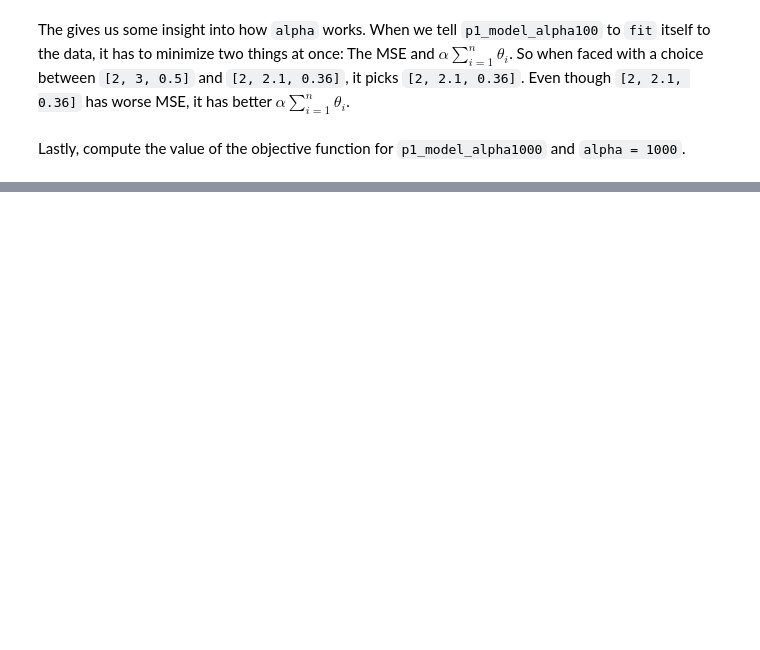
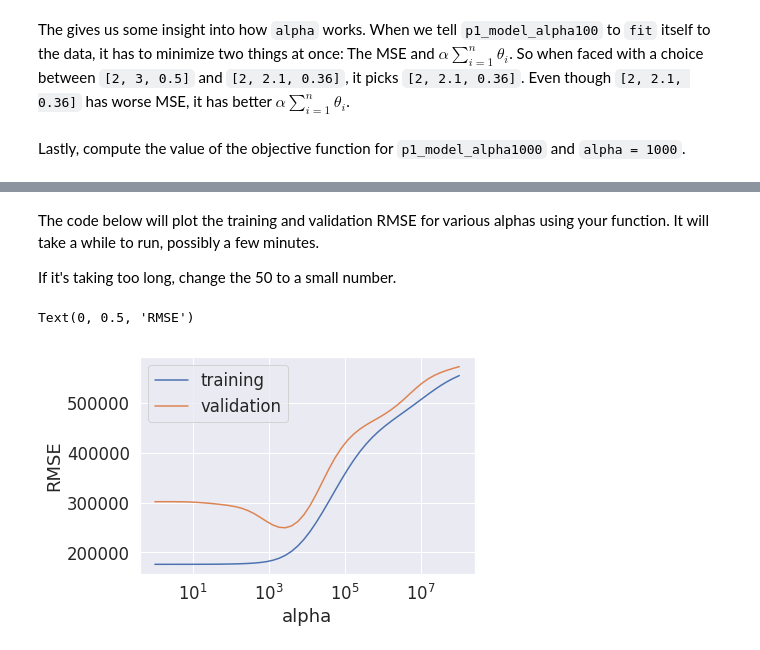
Before and after one commit to joshHug/youdao_ai, a Jupyter notebook: lec4/hw/lec4-exercise-solution.ipynb, the cells around one changed output, grey strips where cells are left out. Drawn from its saved outputs; the diff is of its cells as text; code cells hidden in the pictures; blank space fills up the shorter version.

```diff
--- a/lec4/hw/lec4-exercise-solution.ipynb
+++ b/lec4/hw/lec4-exercise-solution.ipynb
@@ -224,0 +389,32 @@ plt.plot(p1_data["x"], p1_data["y"])
+# %%
+def get_regularized_training_and_validation_rmse(alpha):
+    model = Pipeline([
+        ('scale', StandardScaler()),
+        ('poly', PolynomialFeatures(degree=5)),
+        ('model', linear_model.Ridge(fit_intercept=False, alpha = alpha))
+    ])
+    model.fit(house_training_data[p2_features], house_training_data["price"])
+
+    training_predictions = model.predict(house_training_data[p2_features])
+    training_rmse = np.sqrt(mean_squared_error(training_predictions, house_training_data["price"]))
+
+    validation_predictions = model.predict(house_validation_data[p2_features])
+    validation_rmse = np.sqrt(mean_squared_error(validation_predictions, house_validation_data["price"]))
+    return training_rmse, validation_rmse
+# %% [markdown]
+The code below will plot the training and validation RMSE for various alphas using your function. It will take a while to run, possibly a few minutes.
+
+If it's taking too long, change the 50 to a small number.
+# %%
+alphas = 10**np.linspace(0, 8, 50)
+# %%
+rmses = np.array([get_regularized_training_and_validation_rmse(alpha) for alpha in alphas])
+# %%
+plt.semilogx(alphas, rmses[:, 0])
+plt.semilogx(alphas, rmses[:, 1])
+plt.legend(["training", "validation"])
+plt.xlabel('alpha')
+plt.ylabel('RMSE')
+# %% [output]
+Text(0, 0.5, 'RMSE')
+[figure, added]
```
Also changed, not shown: parts of 119 cells of this notebook.
